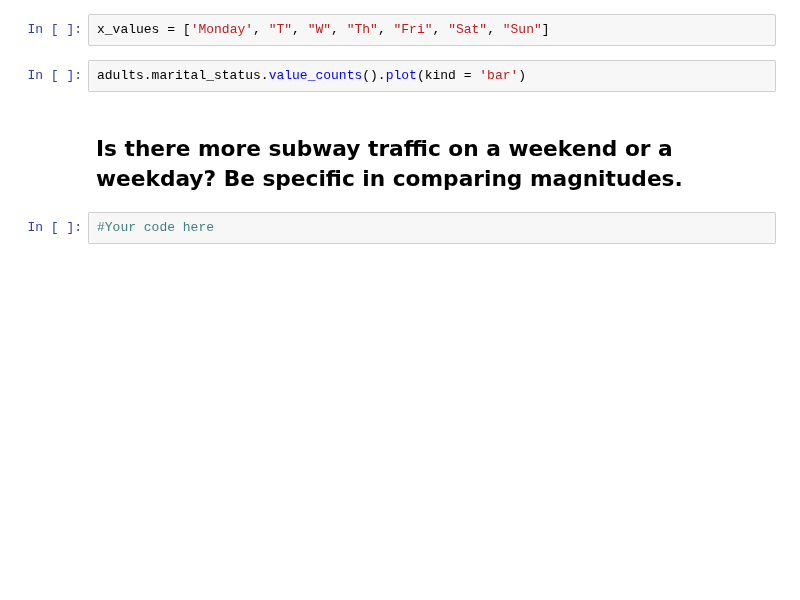
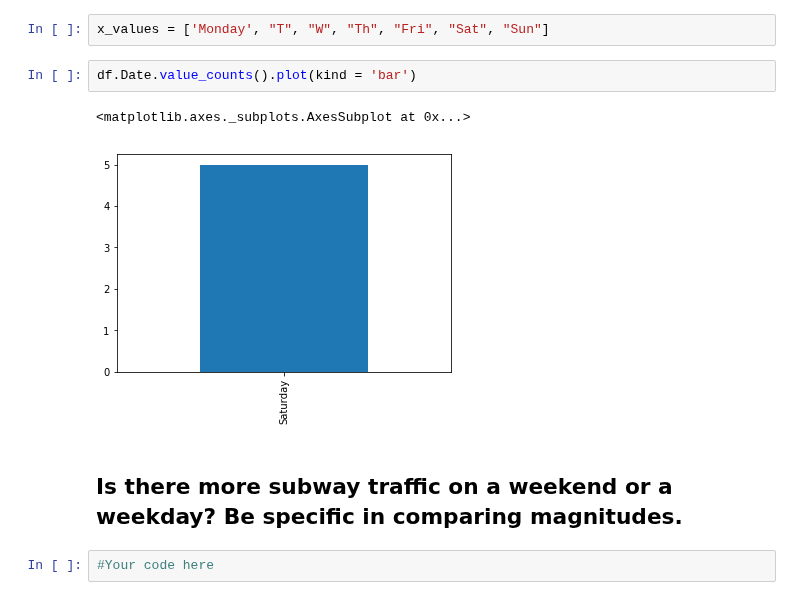
Before and after one commit to loisr/dsc-0-03-08-understanding-pandas-series-and-dataframes-lab-nyc-ds-career-012819, a Jupyter notebook: index.ipynb, the cells around one changed output. Cells and saved outputs as stored; diff of their text form; blank space fills up the shorter version.

```diff
--- a/index.ipynb
+++ b/index.ipynb
@@ -166,7 +166,10 @@ df.head()
 # %%
 x_values = ['Monday', "T", "W", "Th", "Fri", "Sat", "Sun"]
 # %%
-adults.marital_status.value_counts().plot(kind = 'bar')
+df.Date.value_counts().plot(kind = 'bar')
+# %% [output]
+<matplotlib.axes._subplots.AxesSubplot at 0x...>
+[figure, added]
 # %% [markdown]
 ## Is there more subway traffic on a weekend or a weekday?    Be specific in comparing magnitudes.
 # %%
```
